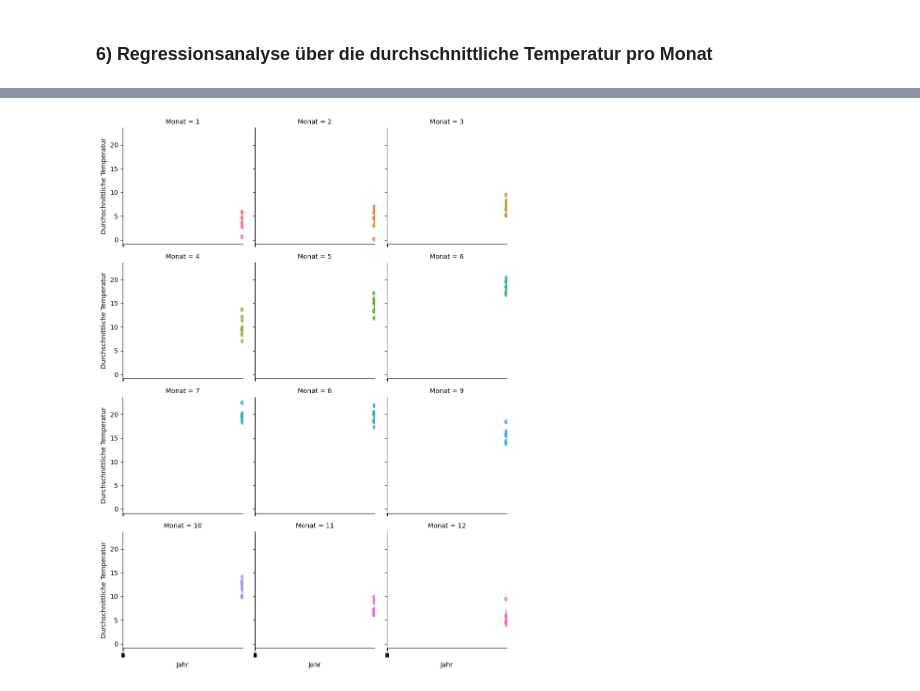
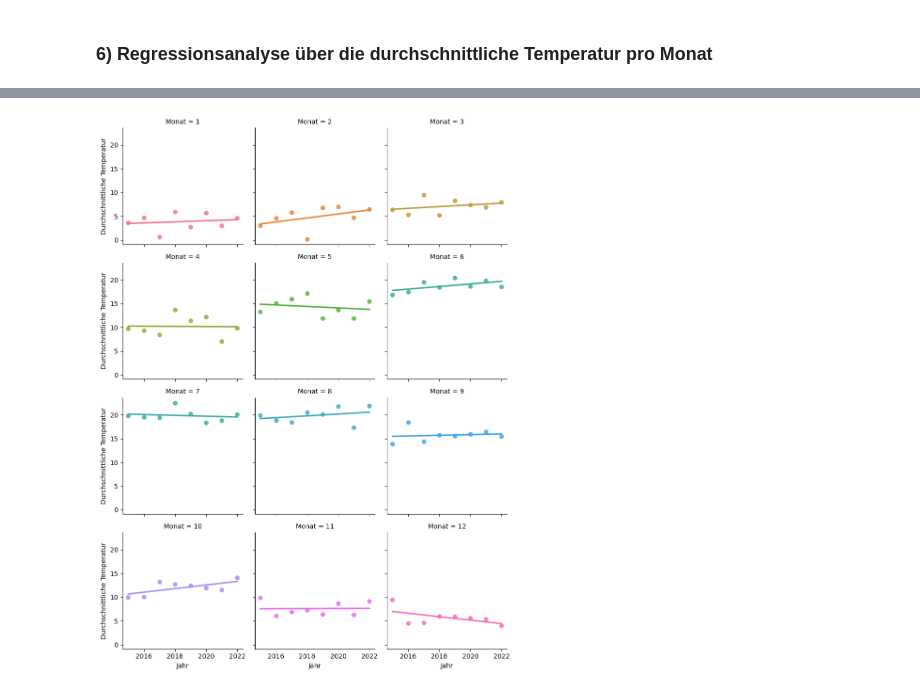
Before and after one commit to marcwiemann/Angewandte_ProgrammierungSS23, a Jupyter notebook: main.ipynb, the cells around one changed output, grey strips where cells are left out. Drawn from its saved outputs; the diff is of its cells as text; code cells hidden in the pictures.

```diff
--- a/main.ipynb
+++ b/main.ipynb
@@ -196,9 +178,7 @@ Name: Durchschnittstemperatur, dtype: float64
 # %%
-g = sns.lmplot(data=temp_reg, x='Jahr', y='Durchschnittstemperatur', hue='Monat', col='Monat', col_wrap=3, height=3, aspect=1, ci=None)
-
-# Setze Achsentitel für jedes Diagramm
-g.set_axis_labels("Jahr", "Durchschnittliche Temperatur")
-# Zeige das Diagramm an
+temp_reg = temp_reg.reset_index()
+graph = sns.lmplot(data=temp_reg, x='Jahr', y='Durchschnittstemperatur', hue='Monat', col='Monat', col_wrap=3, height=3, aspect=1, ci=None)
+graph.set_axis_labels("Jahr", "Durchschnittliche Temperatur")
 plt.show()
 # %% [output]
-[figure, old version]
+[figure, new version]
```
Also changed, not shown: parts of 1 cell of this notebook.
